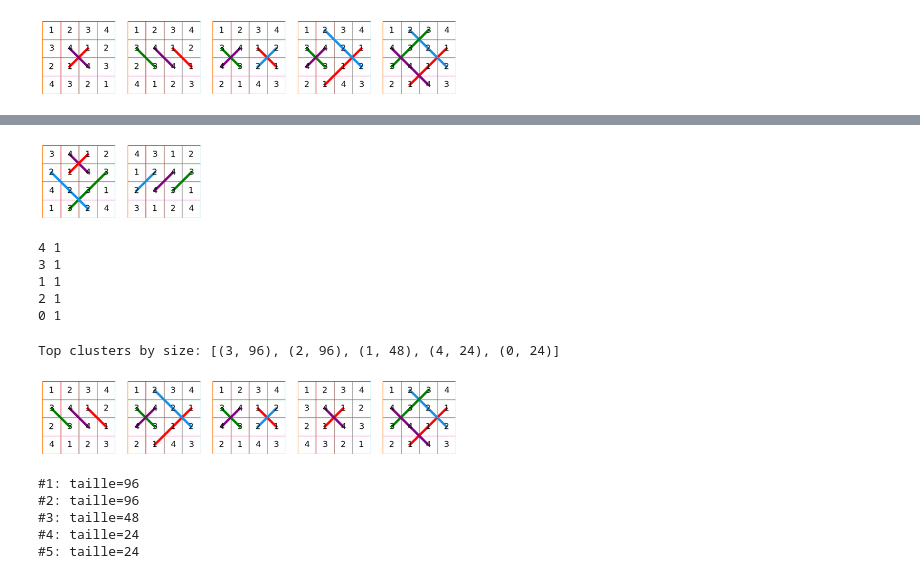
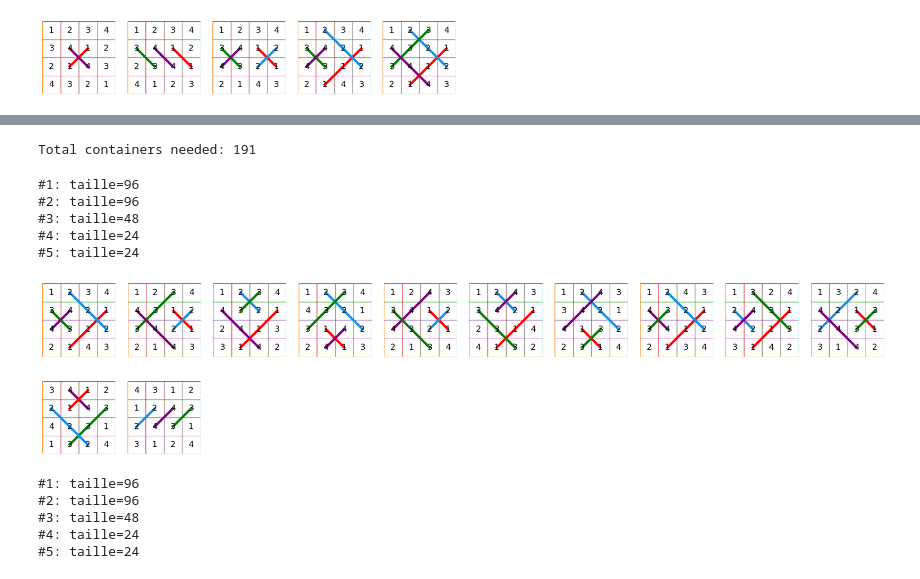
Before and after one commit to farouk-01/sudoku_ai_solver, a Jupyter notebook: notebook.ipynb, the cells around one changed output, grey strips where cells are left out. Drawn from its saved outputs; the diff is of its cells as text; code cells hidden in the pictures.

```diff
--- a/notebook.ipynb
+++ b/notebook.ipynb
@@ -29,0 +42,8 @@ show_patterns(reps, per_row=10)
+# %%
+final_containers, final_assign = expand_containers_until_full_cover(
+    sols, reps, hidden_groups
+)
+
+print("Total containers needed:", len(final_containers))
+# %% [output]
+Total containers needed: 191
@@ -30,3 +53,14 @@ show_patterns(reps, per_row=10)
+# %%
+sizes = show_largest_groups(groups, top=5)
+key0 = sizes[0][1]
+show_group(groups, key0, per_row=10, max_show=10)
+# %% [output]
+#1: taille=96
+#2: taille=96
+#3: taille=48
+#4: taille=24
+#5: taille=24
+[figure, added]
 # %%
 colA = [2,3,1,4]
 colB = [1,4,3,2]
@@ -52,29 +73,3 @@ labels = KMeans(n_clusters=k, random_state=0).fit_predict(X)
-# %%
-from collections import defaultdict
-
-cluster_to_classes = defaultdict(set)
-
-for i, g in enumerate(sols):
-    cluster_to_classes[labels[i]].add(canonical_key(g))
-
-for cid, classes in cluster_to_classes.items():
-    print(cid, len(classes))
-# %% [output]
-4 1
-3 1
-1 1
-2 1
-0 1
-# %%
-X = np.array([motif_features(g) for g in sols])
-
-k = len(groups)
-labels = KMeans(n_clusters=k, random_state=0).fit_predict(X)
-
-clusters, order = show_clusters_by_size(sols, labels, per_row=10)
-# %% [output]
-Top clusters by size: [(3, 96), (2, 96), (1, 48), (4, 24), (0, 24)]
-[figure, removed]
 # %%
 sizes = show_largest_groups(groups, top=5)
 key0 = sizes[0][1]
```
Also changed, not shown: parts of 6 cells of this notebook, 2 other files.
